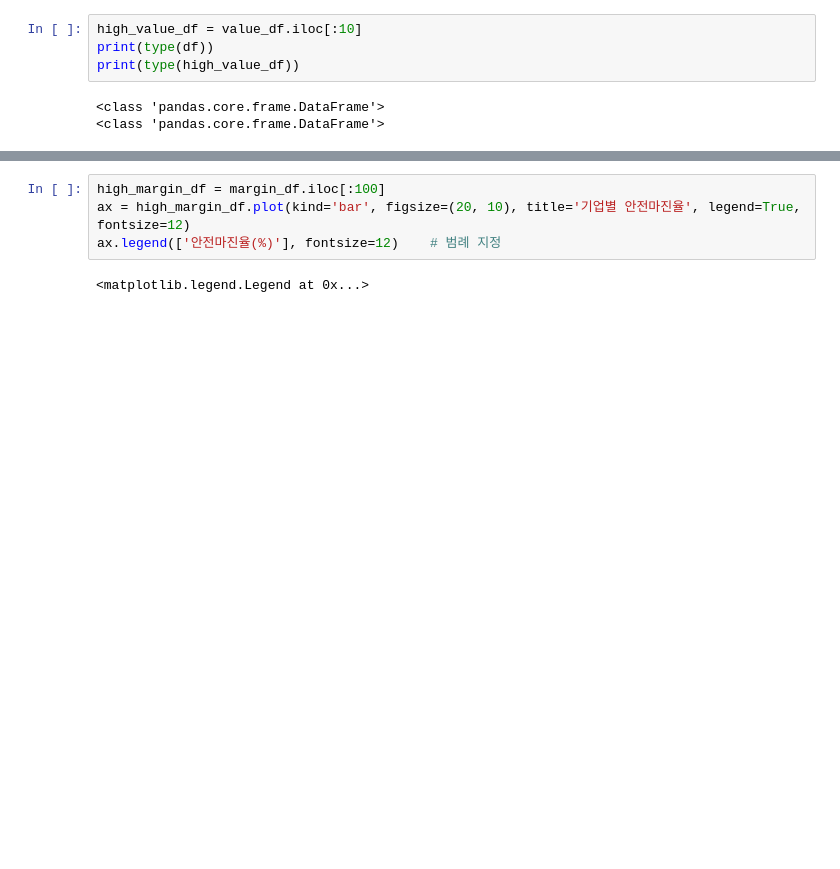
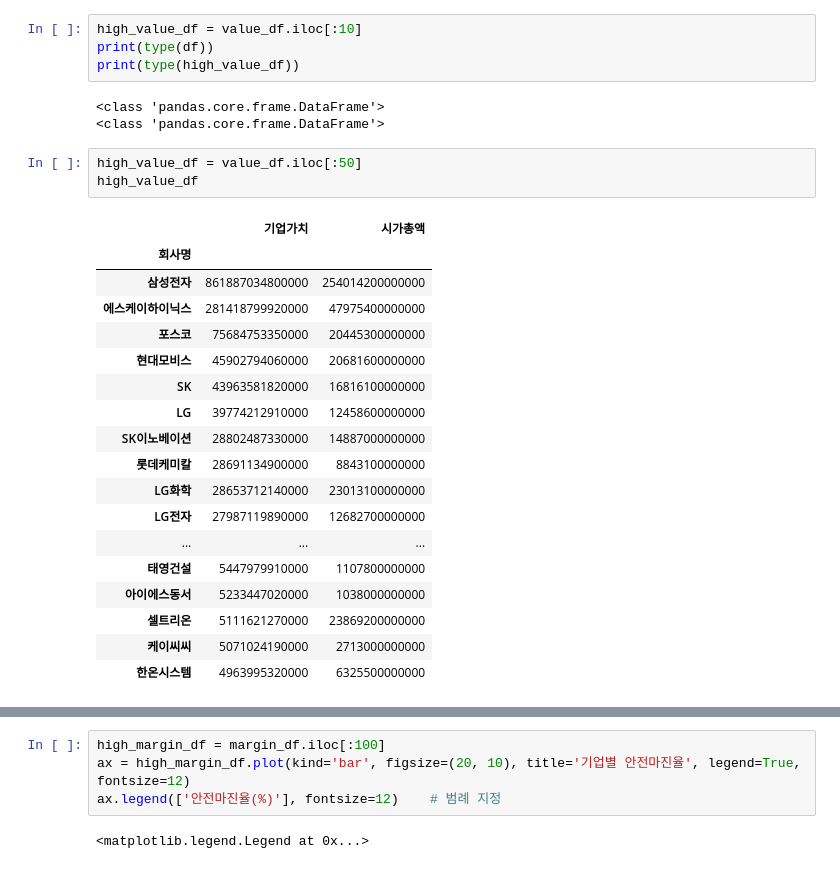
Before and after one commit to wjlee0908/korean-stock-margin, a Jupyter notebook: graph.ipynb, the cells around one changed output, grey strips where cells are left out. Saved outputs shown, nothing was run; the diff lists cells and outputs as text; blank space fills up the shorter version.

```diff
--- a/graph.ipynb
+++ b/graph.ipynb
@@ -85,4 +85,26 @@ print(type(high_value_df))
 # %% [output]
 <class 'pandas.core.frame.DataFrame'>
 <class 'pandas.core.frame.DataFrame'>
+# %%
+high_value_df = value_df.iloc[:50]
+high_value_df
+# %% [output]
+|  | 기업가치 | 시가총액 |
+| 회사명 |  |  |
+| 삼성전자 | 861887034800000 | 254014200000000 |
+| 에스케이하이닉스 | 281418799920000 | 47975400000000 |
+| 포스코 | 75684753350000 | 20445300000000 |
+| 현대모비스 | 45902794060000 | 20681600000000 |
+| SK | 43963581820000 | 16816100000000 |
+| LG | 39774212910000 | 12458600000000 |
+| SK이노베이션 | 28802487330000 | 14887000000000 |
+| 롯데케미칼 | 28691134900000 | 8843100000000 |
+| LG화학 | 28653712140000 | 23013100000000 |
+| LG전자 | 27987119890000 | 12682700000000 |
+| ... | ... | ... |
+| 태영건설 | 5447979910000 | 1107800000000 |
+| 아이에스동서 | 5233447020000 | 1038000000000 |
+| 셀트리온 | 5111621270000 | 23869200000000 |
+| 케이씨씨 | 5071024190000 | 2713000000000 |
+| 한온시스템 | 4963995320000 | 6325500000000 |
 # %%
```
Also changed, not shown: parts of 3 cells of this notebook, 5 other files.
